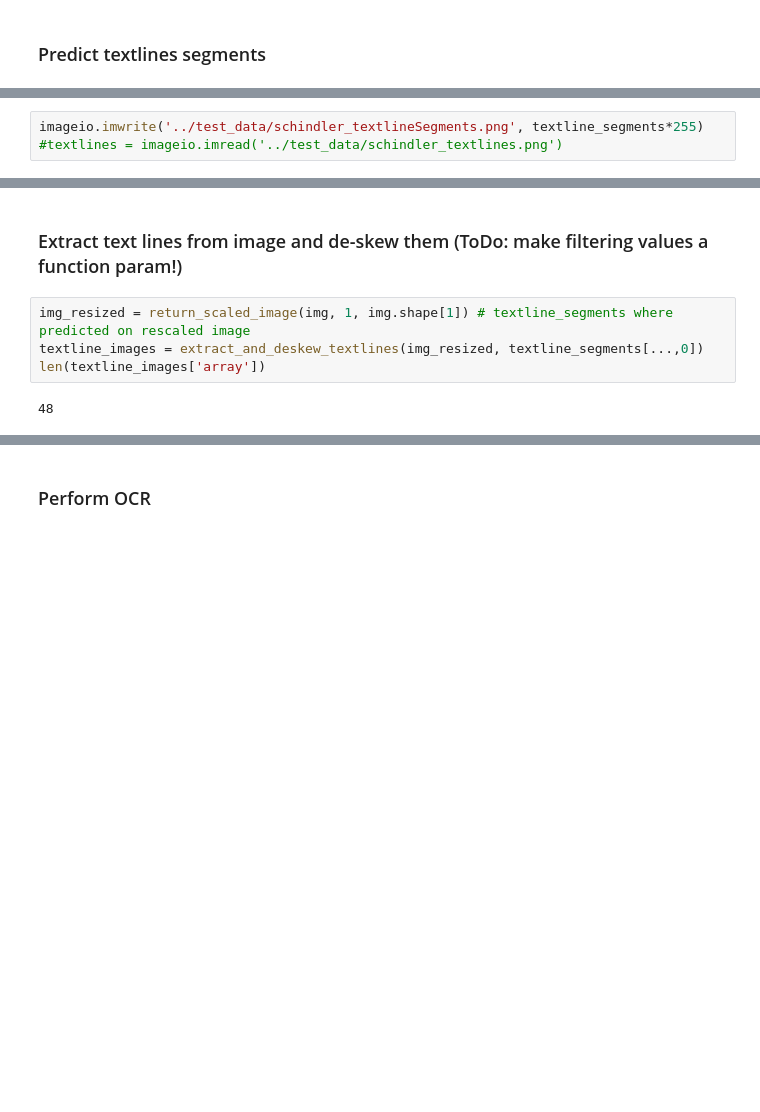
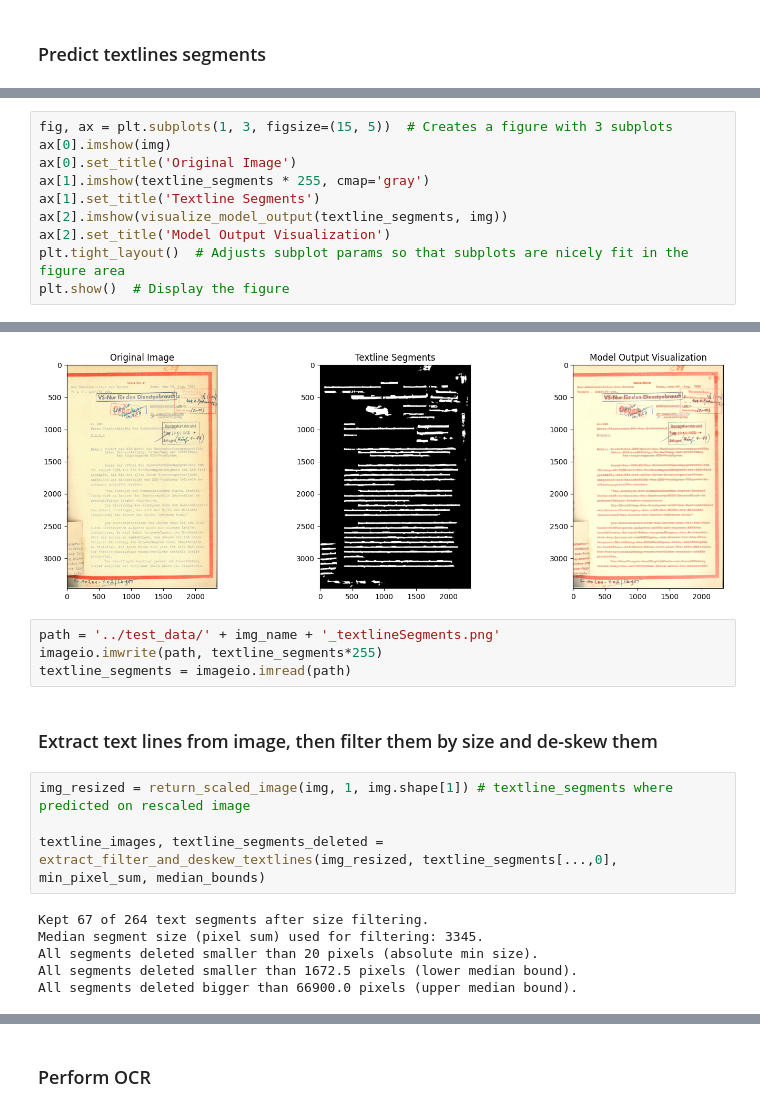
Before and after one commit to pluniak/ocrd, a Jupyter notebook: notebooks/pipeline.ipynb, the cells around one changed output, grey strips where cells are left out. Cells and saved outputs as stored; diff of their text form; blank space fills up the shorter version.

```diff
--- a/notebooks/pipeline.ipynb
+++ b/notebooks/pipeline.ipynb
@@ -68,3 +62,11 @@ WARNING:tensorflow:No training configuration found in save file, so the model wa
-# %%
-imageio.imwrite('../test_data/schindler_textlineSegments.png', textline_segments*255)
-#textlines = imageio.imread('../test_data/schindler_textlines.png')
+# %%
+fig, ax = plt.subplots(1, 3, figsize=(15, 5))  # Creates a figure with 3 subplots
+ax[0].imshow(img)
+ax[0].set_title('Original Image')
+ax[1].imshow(textline_segments * 255, cmap='gray')
+ax[1].set_title('Textline Segments')
+ax[2].imshow(visualize_model_output(textline_segments, img))
+ax[2].set_title('Model Output Visualization')
+plt.tight_layout()  # Adjusts subplot params so that subplots are nicely fit in the figure area
+plt.show()  # Display the figure
+# %% [output]
@@ -71,8 +74,17 @@ imageio.imwrite('../test_data/schindler_textlineSegments.png', textline_segments
+[figure, added]
+# %%
+path = '../test_data/' + img_name + '_textlineSegments.png'
+imageio.imwrite(path, textline_segments*255)
+textline_segments = imageio.imread(path)
 # %% [markdown]
-### Extract text lines from image and de-skew them (ToDo: make filtering values a function param!)
+### Extract text lines from image, then filter them by size and de-skew them
 # %%
 img_resized = return_scaled_image(img, 1, img.shape[1]) # textline_segments where predicted on rescaled image
-textline_images = extract_and_deskew_textlines(img_resized, textline_segments[...,0])
-len(textline_images['array'])
+
+textline_images, textline_segments_deleted = extract_filter_and_deskew_textlines(img_resized, textline_segments[...,0], min_pixel_sum, median_bounds)
 # %% [output]
-48
+Kept 67 of 264 text segments after size filtering.
+Median segment size (pixel sum) used for filtering: 3345.
+All segments deleted smaller than 20 pixels (absolute min size).
+All segments deleted smaller than 1672.5 pixels (lower median bound).
+All segments deleted bigger than 66900.0 pixels (upper median bound).
```
Also changed, not shown: parts of 14 cells of this notebook, 9 other files.
